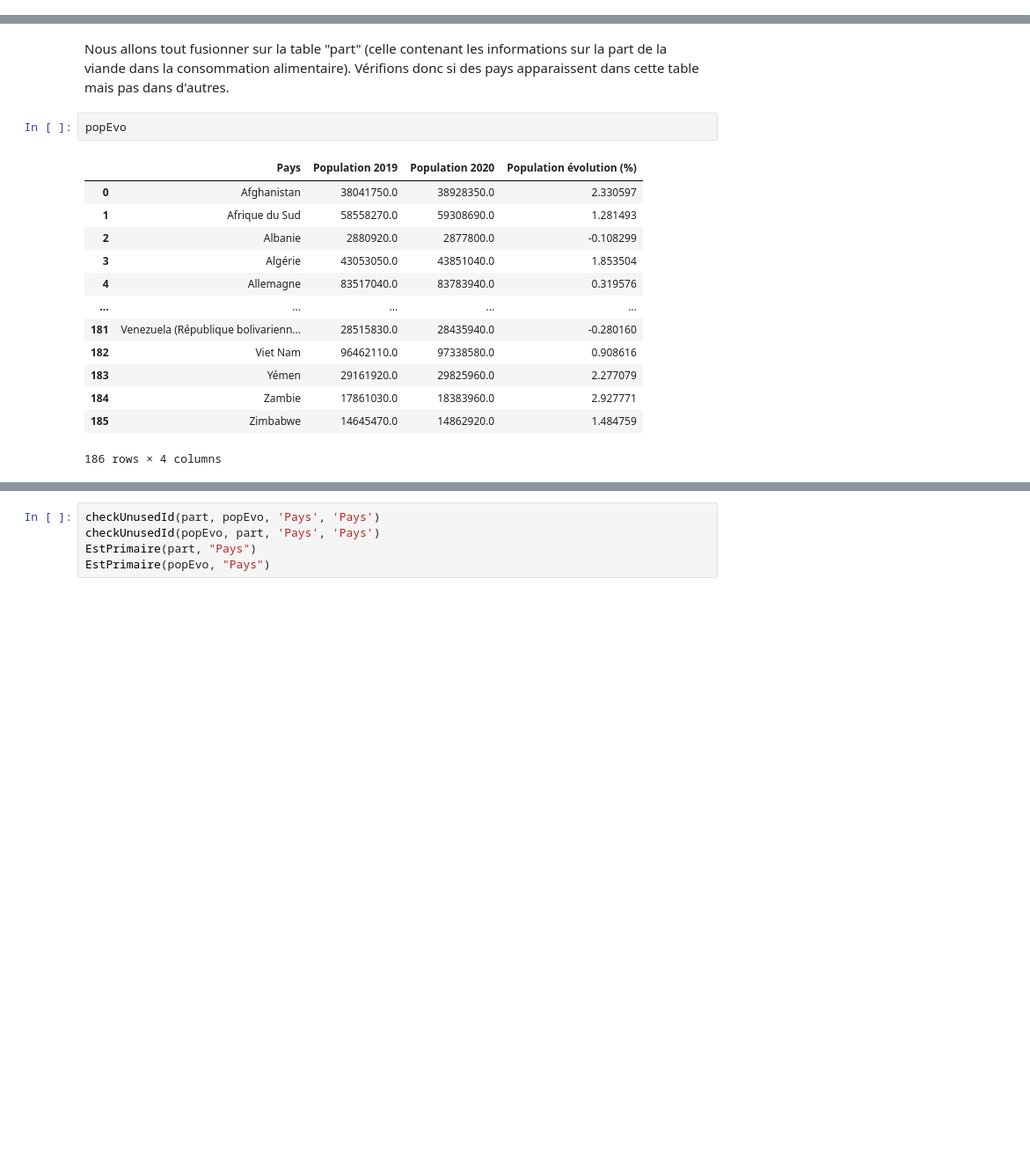
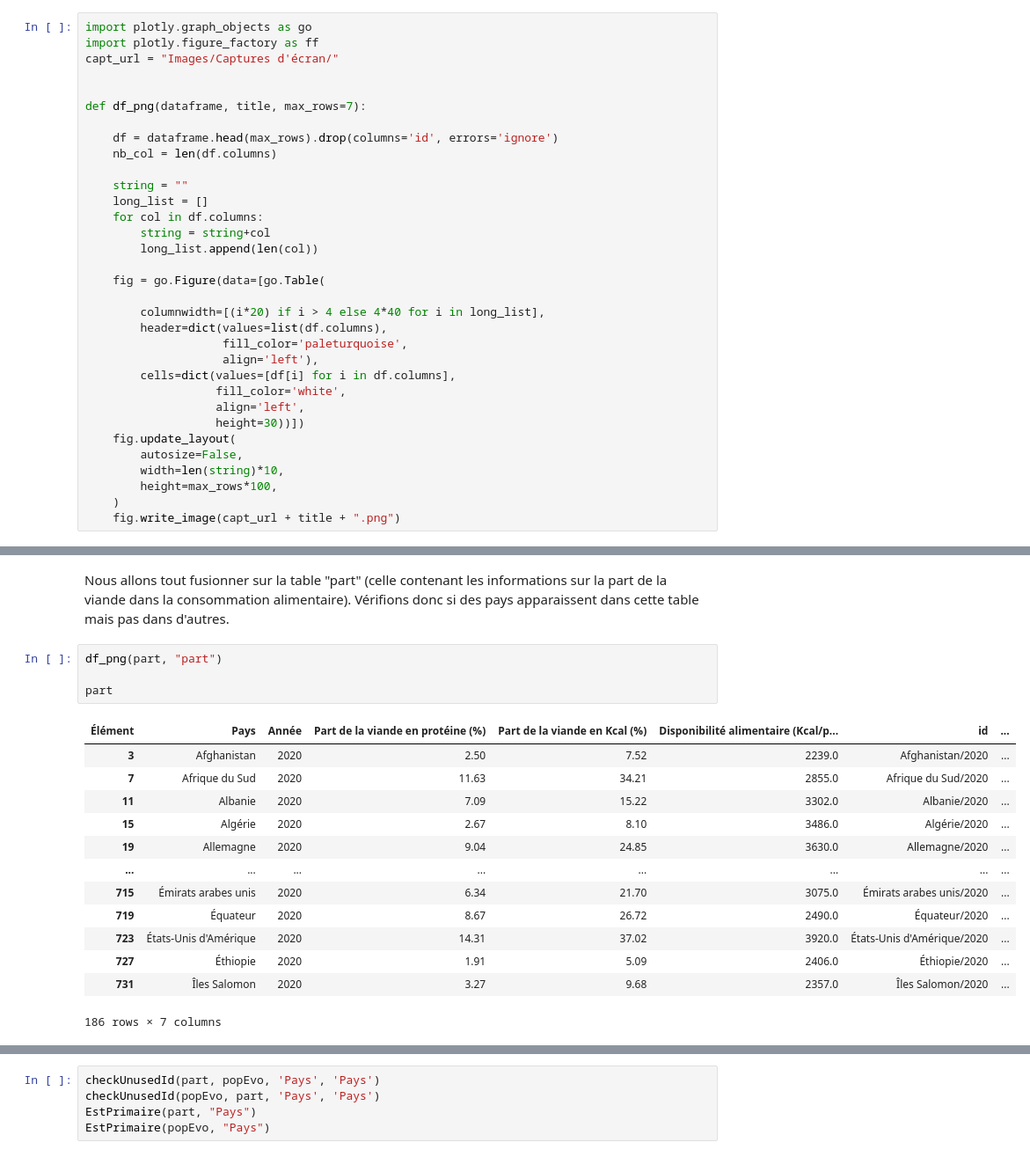
Before and after one commit to Sumoka14/Projet-n-9, a Jupyter notebook: Projet n°9 Nettoyage.ipynb, the cells around one changed output, grey strips where cells are left out. Shown at 88% size. Drawn from its saved outputs; the diff is of its cells as text; blank space fills up the shorter version.

Commit message:
Sauvegarde Image

```diff
--- a/Projet n°9 Nettoyage.ipynb
+++ b/Projet n°9 Nettoyage.ipynb
@@ -3,0 +4,33 @@ import numpy as np
+# %%
+import plotly.graph_objects as go
+import plotly.figure_factory as ff
+capt_url = "Images/Captures d'écran/"
+
+
+def df_png(dataframe, title, max_rows=7):
+
+    df = dataframe.head(max_rows).drop(columns='id', errors='ignore')
+    nb_col = len(df.columns)
+
+    string = ""
+    long_list = []
+    for col in df.columns:
+        string = string+col
+        long_list.append(len(col))
+
+    fig = go.Figure(data=[go.Table(
+
+        columnwidth=[(i*20) if i > 4 else 4*40 for i in long_list],
+        header=dict(values=list(df.columns),
+                    fill_color='paleturquoise',
+                    align='left'),
+        cells=dict(values=[df[i] for i in df.columns],
+                   fill_color='white',
+                   align='left',
+                   height=30))])
+    fig.update_layout(
+        autosize=False,
+        width=len(string)*10,
+        height=max_rows*100,
+    )
+    fig.write_image(capt_url + title + ".png")
@@ -658,19 +644,21 @@ part = part[part['Année'] == annee]
 # %% [markdown]
 Nous allons tout fusionner sur la table "part" (celle contenant les informations sur la part de la viande dans la consommation alimentaire).
 Vérifions donc si des pays apparaissent dans cette table mais pas dans d'autres.
-# %%
-popEvo
-# %% [output]
-|  | Pays | Population 2019 | Population 2020 | Population évolution (%) |
-| 0 | Afghanistan | 38041750.0 | 38928350.0 | 2.330597 |
-| 1 | Afrique du Sud | 58558270.0 | 59308690.0 | 1.281493 |
-| 2 | Albanie | 2880920.0 | 2877800.0 | -0.108299 |
-| 3 | Algérie | 43053050.0 | 43851040.0 | 1.853504 |
-| 4 | Allemagne | 83517040.0 | 83783940.0 | 0.319576 |
-| ... | ... | ... | ... | ... |
-| 181 | Venezuela (République bolivarienn... | 28515830.0 | 28435940.0 | -0.280160 |
-| 182 | Viet Nam | 96462110.0 | 97338580.0 | 0.908616 |
-| 183 | Yémen | 29161920.0 | 29825960.0 | 2.277079 |
-| 184 | Zambie | 17861030.0 | 18383960.0 | 2.927771 |
-| 185 | Zimbabwe | 14645470.0 | 14862920.0 | 1.484759 |
-186 rows × 4 columns
+# %%
+df_png(part, "part")
+
+part
+# %% [output]
+| Élément | Pays | Année | Part de la viande en protéine (%) | Part de la viande en Kcal (%) | Disponibilité alimentaire (Kcal/p... | id | ... |
+| 3 | Afghanistan | 2020 | 2.50 | 7.52 | 2239.0 | Afghanistan/2020 | ... |
+| 7 | Afrique du Sud | 2020 | 11.63 | 34.21 | 2855.0 | Afrique du Sud/2020 | ... |
+| 11 | Albanie | 2020 | 7.09 | 15.22 | 3302.0 | Albanie/2020 | ... |
+| 15 | Algérie | 2020 | 2.67 | 8.10 | 3486.0 | Algérie/2020 | ... |
+| 19 | Allemagne | 2020 | 9.04 | 24.85 | 3630.0 | Allemagne/2020 | ... |
+| ... | ... | ... | ... | ... | ... | ... | ... |
+| 715 | Émirats arabes unis | 2020 | 6.34 | 21.70 | 3075.0 | Émirats arabes unis/2020 | ... |
+| 719 | Équateur | 2020 | 8.67 | 26.72 | 2490.0 | Équateur/2020 | ... |
+| 723 | États-Unis d'Amérique | 2020 | 14.31 | 37.02 | 3920.0 | États-Unis d'Amérique/2020 | ... |
+| 727 | Éthiopie | 2020 | 1.91 | 5.09 | 2406.0 | Éthiopie/2020 | ... |
+| 731 | Îles Salomon | 2020 | 3.27 | 9.68 | 2357.0 | Îles Salomon/2020 | ... |
+186 rows × 7 columns
```
Also changed, not shown: parts of 19 cells of this notebook.
